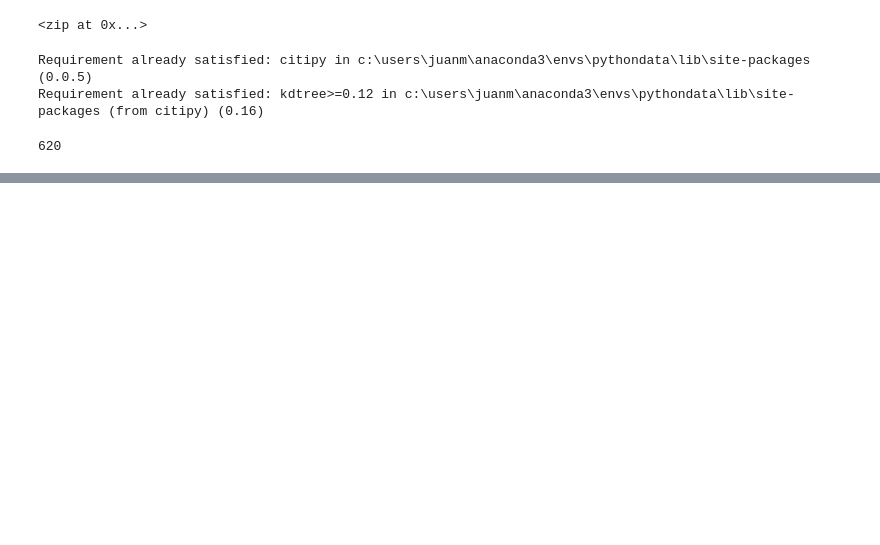
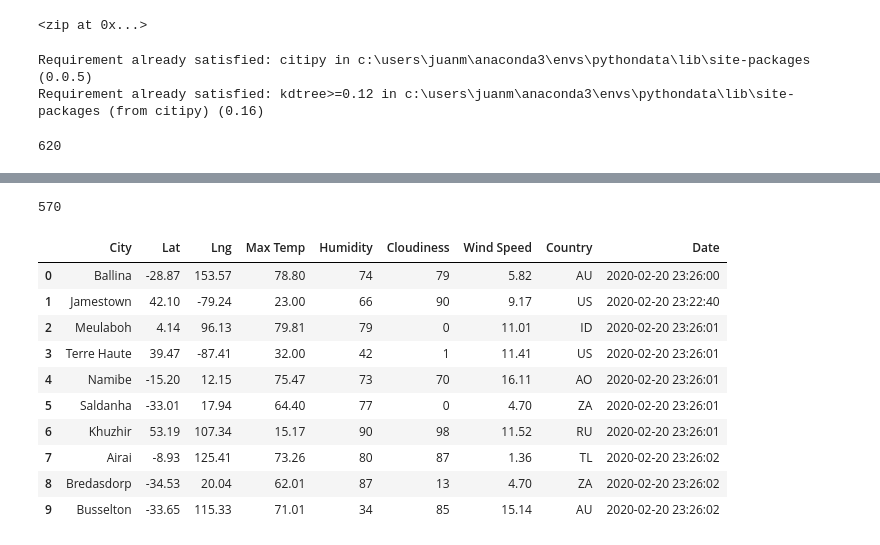
Before and after one commit to juanmguevara/World_Weather_Analysis, a Jupyter notebook: WeatherPy.ipynb, the cells around one changed output, grey strips where cells are left out. Drawn from its saved outputs; the diff is of its cells as text; code cells hidden in the pictures; blank space fills up the shorter version.

```diff
--- a/WeatherPy.ipynb
+++ b/WeatherPy.ipynb
@@ -40,0 +47,4 @@ len(cities)
+# %%
+# Starting URL for Weather Map API Call.
+url = "http://api.openweathermap.org/data/2.5/weather?units=Imperial&APPID=" + weather_api_key
+print(url)
@@ -40,0 +133,20 @@ len(cities)
+# %%
+print(len(city_data))
+# %% [output]
+570
+# %%
+# Convert the array of dictionaries to a Pandas DataFrame.
+city_data_df = pd.DataFrame(city_data)
+city_data_df.head(10)
+# %% [output]
+|  | City | Lat | Lng | Max Temp | Humidity | Cloudiness | Wind Speed | Country | Date |
+| 0 | Ballina | -28.87 | 153.57 | 78.80 | 74 | 79 | 5.82 | AU | 2020-02-20 23:26:00 |
+| 1 | Jamestown | 42.10 | -79.24 | 23.00 | 66 | 90 | 9.17 | US | 2020-02-20 23:22:40 |
+| 2 | Meulaboh | 4.14 | 96.13 | 79.81 | 79 | 0 | 11.01 | ID | 2020-02-20 23:26:01 |
+| 3 | Terre Haute | 39.47 | -87.41 | 32.00 | 42 | 1 | 11.41 | US | 2020-02-20 23:26:01 |
+| 4 | Namibe | -15.20 | 12.15 | 75.47 | 73 | 70 | 16.11 | AO | 2020-02-20 23:26:01 |
+| 5 | Saldanha | -33.01 | 17.94 | 64.40 | 77 | 0 | 4.70 | ZA | 2020-02-20 23:26:01 |
+| 6 | Khuzhir | 53.19 | 107.34 | 15.17 | 90 | 98 | 11.52 | RU | 2020-02-20 23:26:01 |
+| 7 | Airai | -8.93 | 125.41 | 73.26 | 80 | 87 | 1.36 | TL | 2020-02-20 23:26:02 |
+| 8 | Bredasdorp | -34.53 | 20.04 | 62.01 | 87 | 13 | 4.70 | ZA | 2020-02-20 23:26:02 |
+| 9 | Busselton | -33.65 | 115.33 | 71.01 | 34 | 85 | 15.14 | AU | 2020-02-20 23:26:02 |
```
Also changed, not shown: parts of 6 cells of this notebook.
